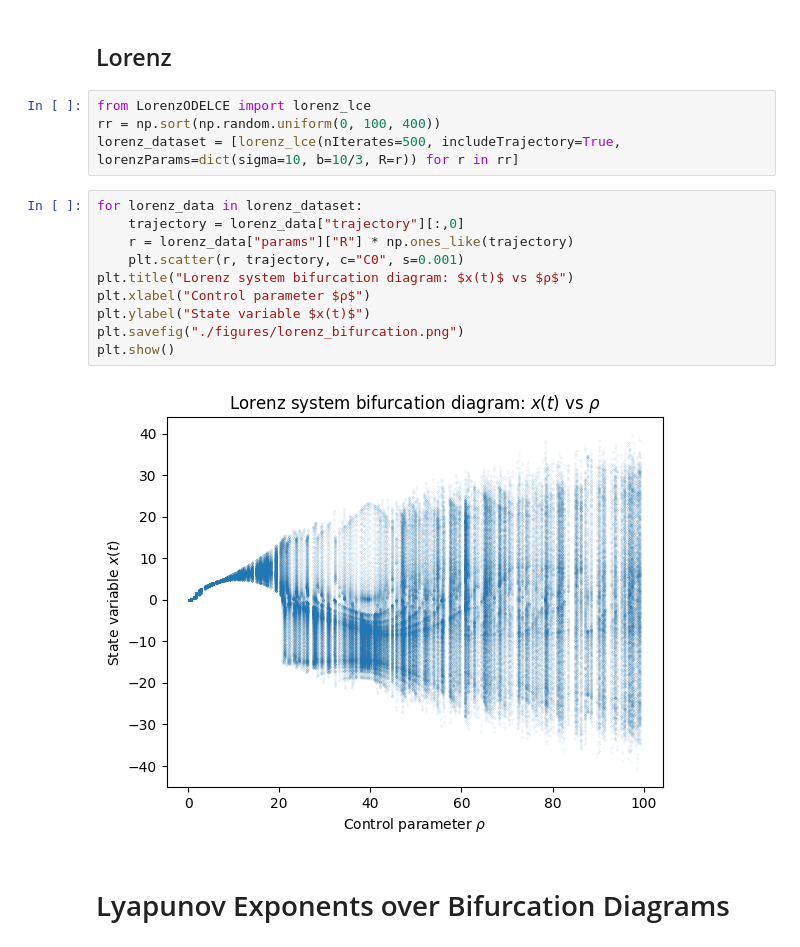
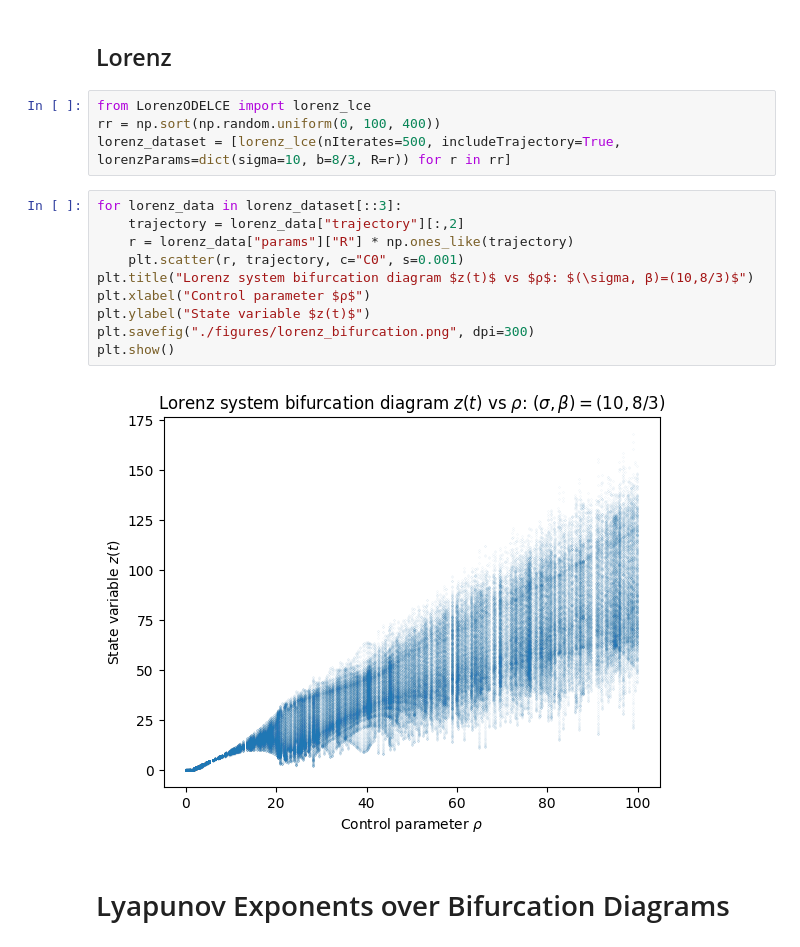
Before and after one commit to colinstephen/topological_divergences, a Jupyter notebook: chapter_figures.ipynb, the cells around one changed output. Saved outputs shown, nothing was run; the diff lists cells and outputs as text.

Commit message:
updating figures

```diff
--- a/chapter_figures.ipynb
+++ b/chapter_figures.ipynb
@@ -159,19 +159,19 @@ plt.show()
 # %%
 from LorenzODELCE import lorenz_lce
 rr = np.sort(np.random.uniform(0, 100, 400))
-lorenz_dataset = [lorenz_lce(nIterates=500, includeTrajectory=True, lorenzParams=dict(sigma=10, b=10/3, R=r)) for r in rr]
+lorenz_dataset = [lorenz_lce(nIterates=500, includeTrajectory=True, lorenzParams=dict(sigma=10, b=8/3, R=r)) for r in rr]
 # %%
-for lorenz_data in lorenz_dataset:
-    trajectory = lorenz_data["trajectory"][:,0]
+for lorenz_data in lorenz_dataset[::3]:
+    trajectory = lorenz_data["trajectory"][:,2]
     r = lorenz_data["params"]["R"] * np.ones_like(trajectory)
     plt.scatter(r, trajectory, c="C0", s=0.001)
-plt.title("Lorenz system bifurcation diagram: $x(t)$ vs $ρ$")
+plt.title("Lorenz system bifurcation diagram $z(t)$ vs $ρ$: $(\sigma, β)=(10,8/3)$")
 plt.xlabel("Control parameter $ρ$")
-plt.ylabel("State variable $x(t)$")
-plt.savefig("./figures/lorenz_bifurcation.png")
+plt.ylabel("State variable $z(t)$")
+plt.savefig("./figures/lorenz_bifurcation.png", dpi=300)
 plt.show()
 # %% [output]
-[figure, old version]
+[figure, new version]
 # %% [markdown]
 # Lyapunov Exponents over Bifurcation Diagrams
 # %% [markdown]
```
Also changed, not shown: parts of 10 cells of this notebook, 7 other files.
